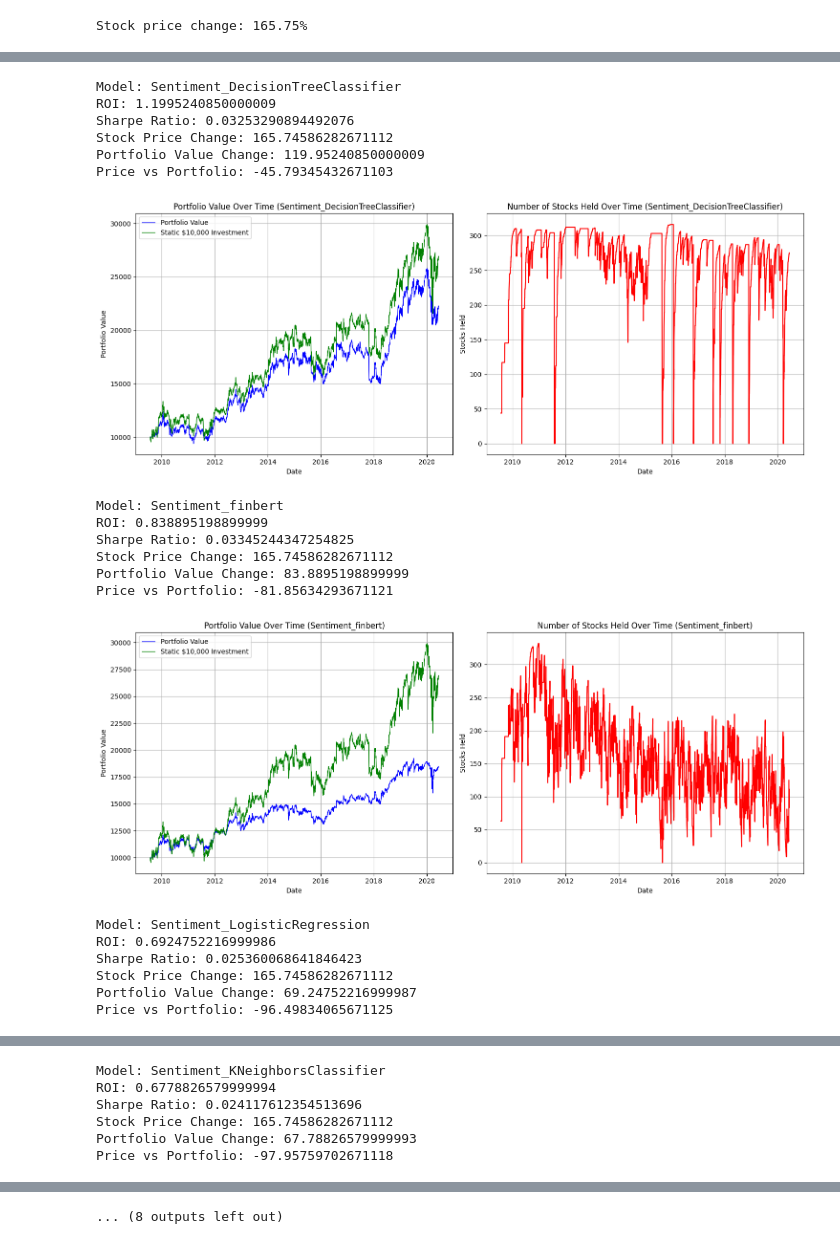
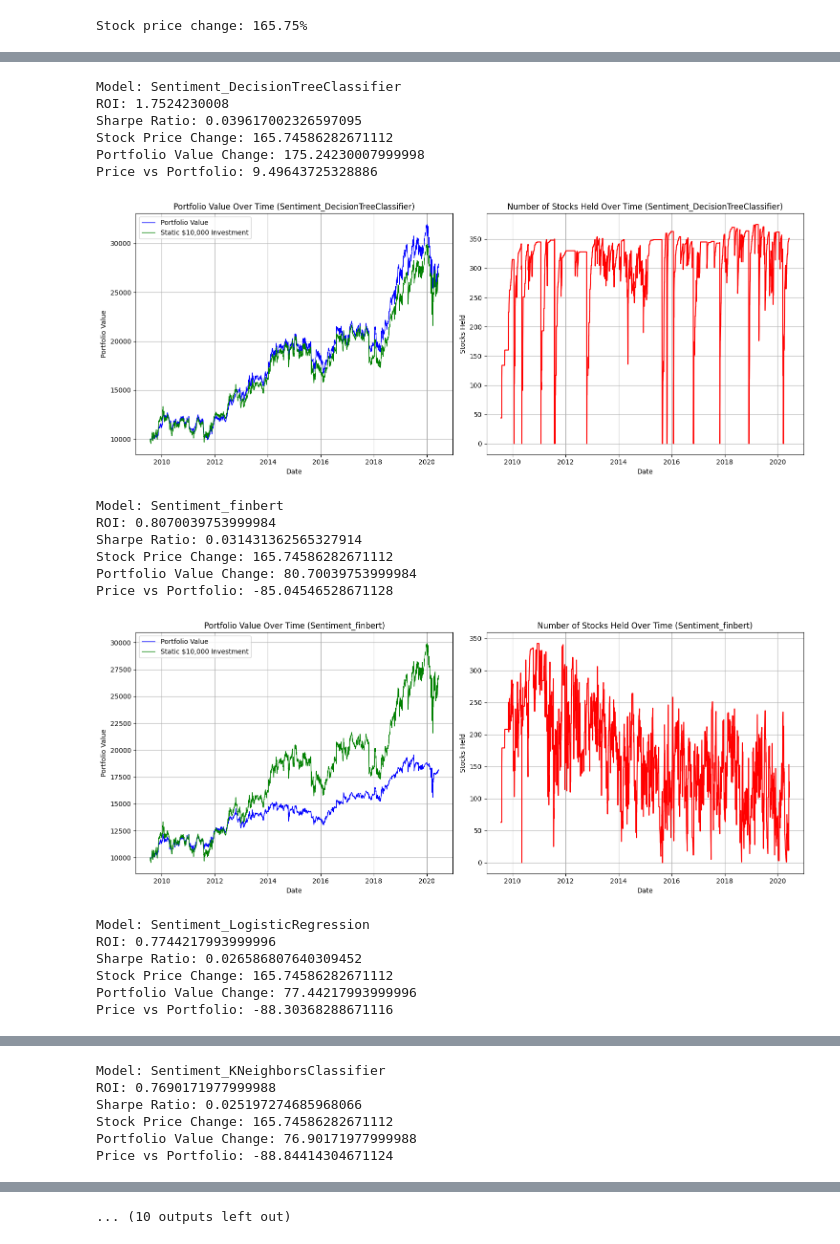
Before and after one commit to jamescalnan/Learning-From-Data-Coursework, a Jupyter notebook: Stock Predictor With Comparison.ipynb, the cells around one changed output, grey strips where cells are left out. Saved outputs shown, nothing was run; the diff lists cells and outputs as text; code cells hidden in the pictures.

```diff
--- a/Stock Predictor With Comparison.ipynb
+++ b/Stock Predictor With Comparison.ipynb
@@ -6,7 +6,7 @@ import numpy as np
 import warnings
 warnings.filterwarnings('ignore')
 
-stock = "MRK"
+stock = "QQQ"
 
 
 def preprocess(input_series):
@@ -523,3 +432,8 @@ Stock price change: 165.75%
 # stock_price_change = (merged_df['Close'].iloc[-1] - merged_df['Close'].iloc[0]) / merged_df['Close'].iloc[0] * 100
 # print(f"Stock price change: {stock_price_change:.2f}%")
 # print(portfolio_values_df)
+# %%
+sentiment_columns = [col for col in merged_df.columns if col.startswith('Sentiment_') and col not in ['Sentiment_finbert', 'Sentiment_Random']]
+merged_df['Sentiment_ensemble'] = merged_df[sentiment_columns].mode(axis=1)[0]
+
+merged_df
@@ -526,3 +454,5 @@ Stock price change: 165.75%
+# %%
+available_models.append('Sentiment_ensemble')
 # %%
 
 def calculate_model_edge(df):
@@ -592,7 +523,7 @@ from scipy.stats import mode
 # Assuming 'merged_df' is your DataFrame
 
 # Adjusting finbert sentiment to align with other models
-# merged_df['Sentiment_finbert1'] = merged_df['Sentiment_finbert'].replace({2: 1, 0: 1, 1: 0})
+# merged_df['Sentiment_finbert'] = merged_df['Sentiment_finbert'].replace({2: 1, 0: 1, 1: 0})
 
 # Define action percent
 action_percent = 0.5  # 10% of holdings
@@ -609,6 +540,8 @@ def calculate_position_size(sentiment, model_edge):
     return max(min(position_size, 1), 0)  # Ensure the size is between 0 and 1
 
 def execute_buy_order(stocks_to_buy, current_price, cash, stock, stop_loss_percentage, take_profit_percentage):
+    stop_loss = None
+    take_profit = None
     cost = stocks_to_buy * current_price
     if cost <= cash:
         cash -= cost
@@ -627,14 +560,15 @@ def execute_sell_order(stocks_to_sell, current_price, cash, stock):
 
     return cash, stock
 
-
+consecutive_positive = 0
+consecutive_negative = 0
 
 stop_loss_percentage = 0.05  # 5% below the purchase price
 take_profit_percentage = 0.10  # 10% above the purchase price
 
 stock_name = stock
 
-static_investment = [initial_capital * (row['Close'] / merged_df['Close'].iloc[0]) for index, row in merged_df.iterrows()]
+static_investment = [10000 * (row['Close'] / merged_df['Close'].iloc[0]) for index, row in merged_df.iterrows()]
 # Loop through each sentiment model
 for sentiment_col in sentiment_cols:
     initial_capital = 10000  # Starting capital
@@ -646,19 +580,37 @@ for sentiment_col in sentiment_cols:
 
     stop_loss, take_profit = None, None
 
+    consecutive_positive = 0
+    consecutive_negative = 0
+
     for index, row in merged_df.iterrows():
         current_price = row['Close']
         sentiment = row[sentiment_col]
         position_size = calculate_position_size(sentiment, edge.loc[sentiment_col, 'Edge'])
 
+        # Increase position size based on consecutive sentiments
+        if sentiment > 0.5:  # Positive sentiment
+            consecutive_positive += 1
+            consecutive_negative = 0
+            position_multiplier = 1 + (consecutive_positive - 1) * action_percent
+        elif sentiment < 0.5:  # Negative sentiment
+            consecutive_negative += 1
+            consecutive_positive = 0
+            position_multiplier = 1 + (consecutive_negative - 1) * action_percent
+        else:  # Neutral sentiment
+            consecutive_positive = 0
+            consecutive_negative = 0
+            position_multiplier = 1
+
         # Sell if negative sentiment is detected and we hold stock
         if sentiment < 0.5 and stock > 0:
-            stocks_to_sell = int(stock * position_size)
+            stocks_to_sell = int(stock * position_size * position_multiplier)
             cash, stock = execute_sell_order(stocks_to_sell, current_price, cash, stock)
             stop_loss, take_profit = None, None  # Resetting stop-loss and take-profit after selling
+
         # Buy if positive sentiment is detected
         elif sentiment > 0.5:
-            stocks_to_buy = int((cash * position_size) / current_price)
+            stocks_to_buy = int((cash * position_size * position_multiplier) / current_price)
             if stocks_to_buy > 0:
                 cash, stock, stop_loss, take_profit = execute_buy_order(stocks_to_buy, current_price, cash, stock, stop_loss_percentage, take_profit_percentage)
 
@@ -712,48 +664,48 @@ for sentiment_col in sentiment_cols:
 
     # Plotting the graphs
     fig, (ax1, ax2) = plt.subplots(1, 2, figsize=(15, 6), tight_layout=True)
 
     # Plot for Portfolio Value
     ax1.plot(pnl_df['Date'], pnl_df['Portfolio Value'], color='b', label='Portfolio Value', linewidth=1)
     ax1.plot(pnl_df['Date'], pnl_df['Static Investment'], color='g', label='Static $10,000 Investment', linewidth=1)  # Plot static investment
     ax1.set_title(f'Portfolio Value Over Time ({sentiment_col})')
     ax1.set_xlabel('Date')
     ax1.set_ylabel('Portfolio Value')
     ax1.legend()  # Add legend to distinguish the lines
     ax1.grid(True)
 
     # Plot for Stocks Held
     ax2.plot(pnl_df['Date'], pnl_df['Stocks Held'], linestyle='-', color='r')
     ax2.set_title(f'Number of Stocks Held Over Time ({sentiment_col})')
     ax2.set_xlabel('Date')
     ax2.set_ylabel('Stocks Held')
     ax2.grid(True)
 
     plt.savefig(f'results/{stock_name}/{sentiment_col}.png', dpi=300)
 
     plt.show()
 
 
 # Remove the 'Sentiment_finbert1' column
 # merged_df = merged_df.drop(columns=['Sentiment_finbert1'])
 # %% [output]
 Model: Sentiment_DecisionTreeClassifier
-ROI: 1.1995240850000009
-Sharpe Ratio: 0.03253290894492076
+ROI: 1.7524230008
+Sharpe Ratio: 0.039617002326597095
 Stock Price Change: 165.74586282671112
-Portfolio Value Change: 119.95240850000009
-Price vs Portfolio: -45.79345432671103
+Portfolio Value Change: 175.24230007999998
+Price vs Portfolio: 9.49643725328886
-[figure, old version]
+[figure, new version]
 Model: Sentiment_finbert
-ROI: 0.838895198899999
-Sharpe Ratio: 0.03345244347254825
+ROI: 0.8070039753999984
+Sharpe Ratio: 0.031431362565327914
 Stock Price Change: 165.74586282671112
-Portfolio Value Change: 83.8895198899999
-Price vs Portfolio: -81.85634293671121
+Portfolio Value Change: 80.70039753999984
+Price vs Portfolio: -85.04546528671128
-[figure, old version]
+[figure, new version]
 Model: Sentiment_LogisticRegression
-ROI: 0.6924752216999986
-Sharpe Ratio: 0.025360068641846423
+ROI: 0.7744217993999996
+Sharpe Ratio: 0.026586807640309452
 Stock Price Change: 165.74586282671112
-Portfolio Value Change: 69.24752216999987
-Price vs Portfolio: -96.49834065671125
+Portfolio Value Change: 77.44217993999996
+Price vs Portfolio: -88.30368288671116
@@ -761,6 +713,6 @@ Price vs Portfolio: -96.49834065671125
 Model: Sentiment_KNeighborsClassifier
-ROI: 0.6778826579999994
-Sharpe Ratio: 0.024117612354513696
+ROI: 0.7690171977999988
+Sharpe Ratio: 0.025197274685968066
 Stock Price Change: 165.74586282671112
-Portfolio Value Change: 67.78826579999993
-Price vs Portfolio: -97.95759702671118
+Portfolio Value Change: 76.90171977999988
+Price vs Portfolio: -88.84414304671124
@@ -782,4 +734,4 @@ Price vs Portfolio: -96.47916286671122
-... (8 outputs left out)
+... (10 outputs left out)
 # %%
 # Convert the results to a DataFrame
 results_df = pd.DataFrame(all_results, columns=['Model', 'ROI', 'Sharpe Ratio', 'Stock Price Change', 'Portfolio Value Change', 'Price vs Portfolio'])
```
Also changed, not shown: parts of 20 cells of this notebook, 51 other files.
